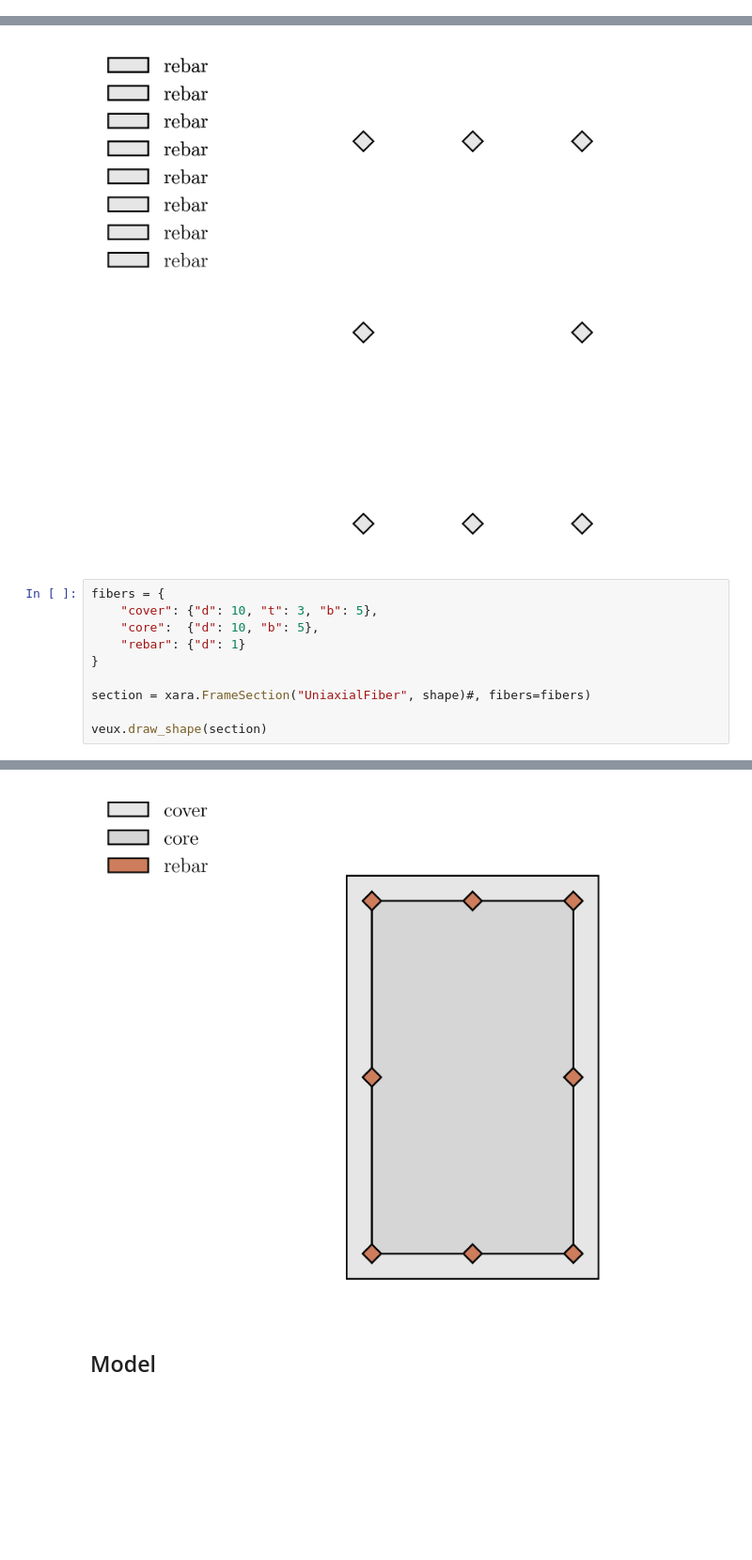
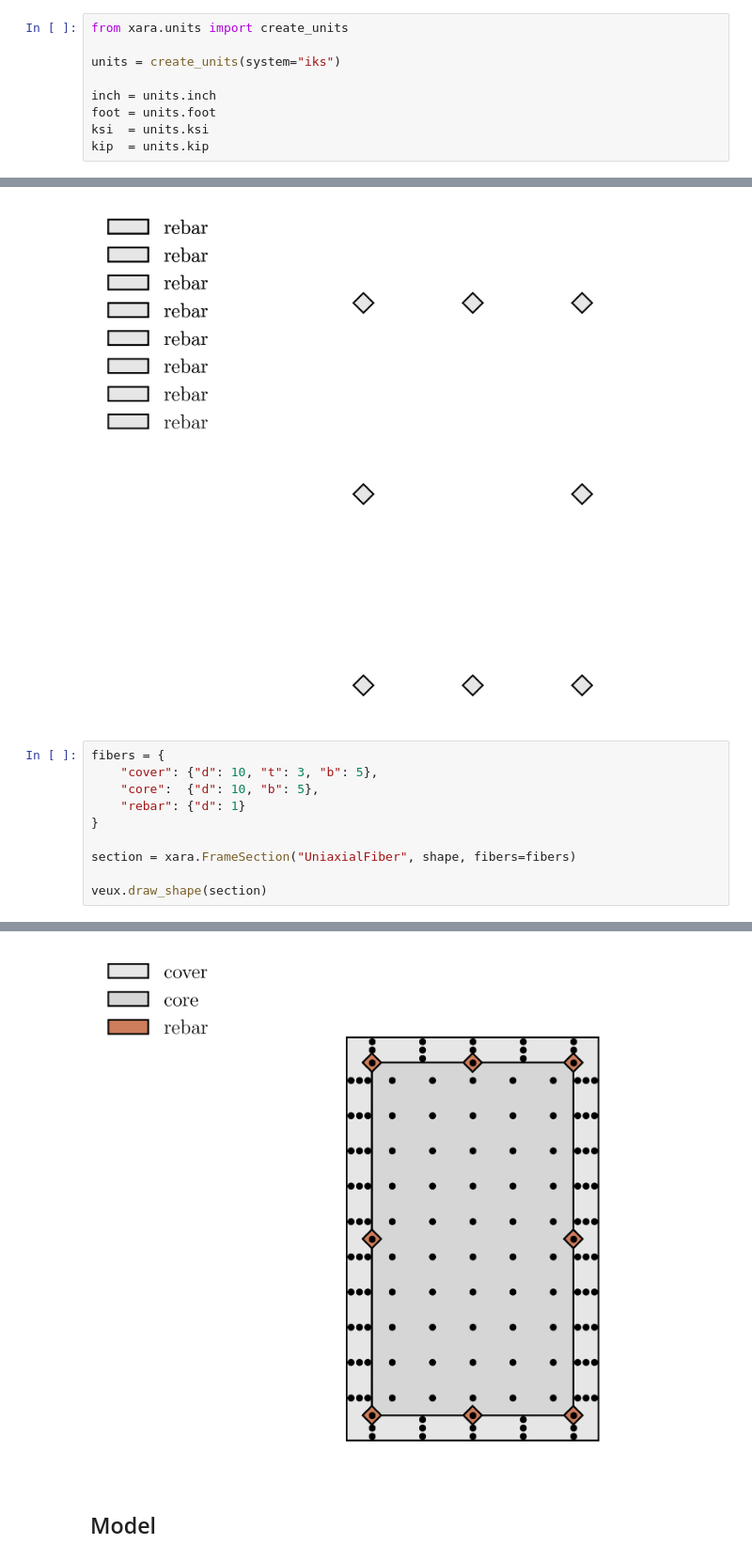
Before and after one commit to FEDEASLab/Benchmarks-Python, a Jupyter notebook: benchmarks/fiber-0004/study.ipynb, the cells around one changed output, grey strips where cells are left out. Shown at 94% size. Drawn from its saved outputs; the diff is of its cells as text; blank space fills up the shorter version.

```diff
--- a/benchmarks/fiber-0004/study.ipynb
+++ b/benchmarks/fiber-0004/study.ipynb
@@ -16,3 +18,12 @@ del plt
+# %%
+from xara.units import create_units
+
+units = create_units(system="iks")
+
+inch = units.inch
+foot = units.foot
+ksi  = units.ksi
+kip  = units.kip
 # %%
 
 import xara
@@ -132,7 +141,7 @@ fibers = {
     "rebar": {"d": 1}
 }
 
-section = xara.FrameSection("UniaxialFiber", shape)#, fibers=fibers)
+section = xara.FrameSection("UniaxialFiber", shape, fibers=fibers)
 
 veux.draw_shape(section)
 # %% [output]
@@ -139,4 +160,4 @@ veux.draw_shape(section)
-[figure, old version]
+[figure, new version]
 # %% [markdown]
 ## Model
 # %% [markdown]
```
Also changed, not shown: parts of 4 cells of this notebook, 3 other files.
